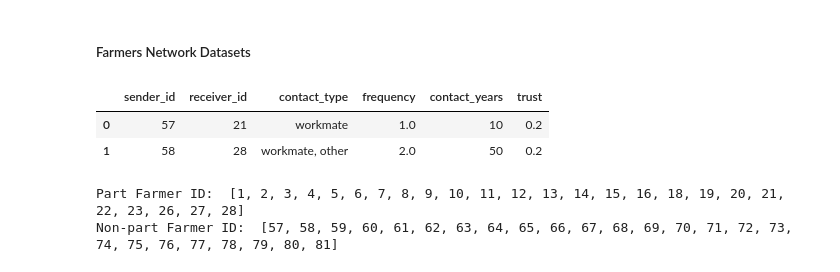
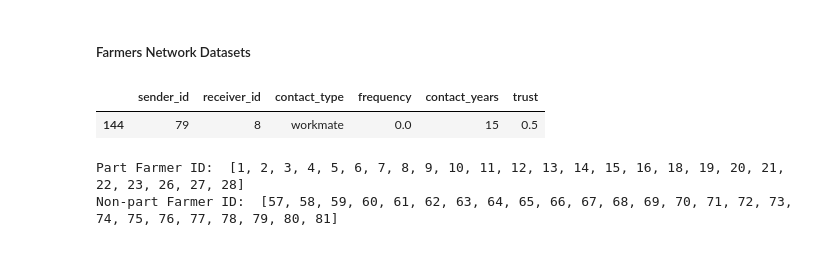
Before and after one commit to liugrac/climate_change_responses, a Jupyter notebook: Farmers Social Network.ipynb, the cells around one changed output. Cells and saved outputs as stored; diff of their text form; code cells hidden in the pictures.

```diff
--- a/Farmers Social Network.ipynb
+++ b/Farmers Social Network.ipynb
@@ -42,35 +42,38 @@ def clean_df(df):
   final_df = final_df[final_df['receiver_id'].notna()]
   final_df['sender_id'] = final_df['sender_id'].astype(int)
   final_df['receiver_id'] = final_df['receiver_id'].astype(int)
-  final_df['trust'] = final_df['trust'].fillna(0.2)
-  final_df['trust'] = np.where(final_df['trust'] == 'NA', 0.2, final_df['trust'])
+  na = 0.5
+  final_df['trust'] = final_df['trust'].fillna(na)
+  final_df['trust'] = np.where(final_df['trust'] == 'NA', na, final_df['trust'])
   final_df['trust'] = pd.to_numeric(final_df['trust'])
+  final_df['frequency'] = final_df['frequency'].fillna(na)
+  final_df['frequency'] = np.where(final_df['frequency'] == 'NA', na, final_df['frequency'])
+  final_df['frequency'] = pd.to_numeric(final_df['frequency'])
   return final_df
 # %% [markdown]
 ##### Farmers Network Datasets
 # %%
 # There are 4 datasets of the farmers network, sectioned in the following:
 
 # agro participating farmers connection
 part_part_df = pd.read_csv('data/Edges_agroconcept_complete.csv',sep=";")
 part_part_df = clean_df(part_part_df)
 
 # agro participating farmers with external connections- the extrenal connection ID looks similar to farmers ID, have a find a way to filter them
 part_others_df = pd.read_csv('data/Edges_agroconcept_and_external_contacts.csv',sep=";")
 part_others_df = clean_df(part_others_df)
 
 # non participating farmers with all
 non_all_df = pd.read_csv('data/Edges_nonpart_all.csv',sep=";")
 non_all_df = clean_df(non_all_df)
 
 # non participating farmers with agro participating farmers
 non_part_df = pd.read_csv('data/Edges_nonpart_to_agroconcept.csv',sep=";")
 non_part_df = clean_df(non_part_df)
-non_part_df.head(2)
+non_part_df[non_part_df['receiver_id']==8]
 # %% [output]
 |  | sender_id | receiver_id | contact_type | frequency | contact_years | trust |
-| 0 | 57 | 21 | workmate | 1.0 | 10 | 0.2 |
-| 1 | 58 | 28 | workmate, other | 2.0 | 50 | 0.2 |
+| 144 | 79 | 8 | workmate | 0.0 | 15 | 0.5 |
 # %%
 # There are 4 datasets that provide us with a list of participating and non-participating farmers
 # and their interview response
```
Also changed, not shown: parts of 3 cells of this notebook.
